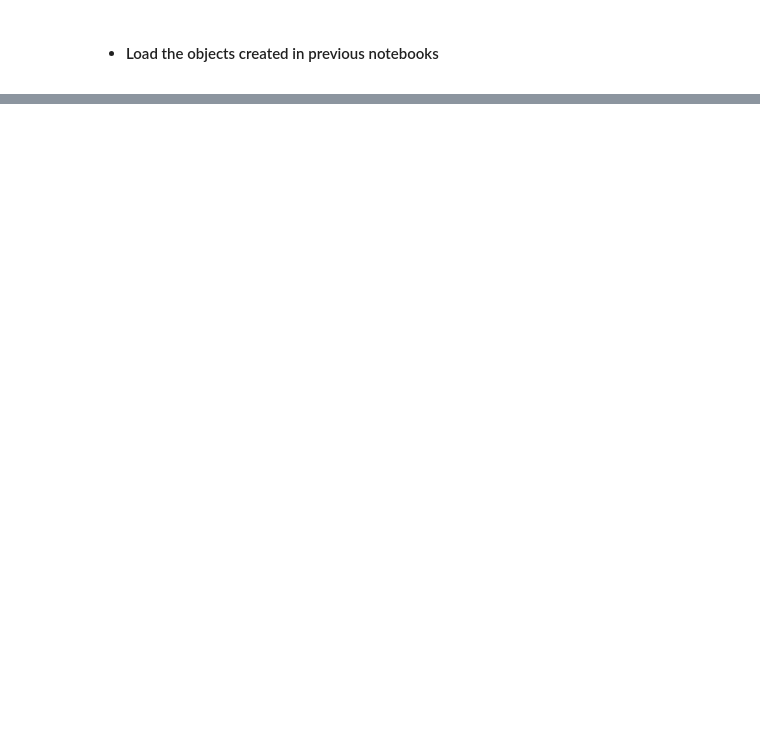
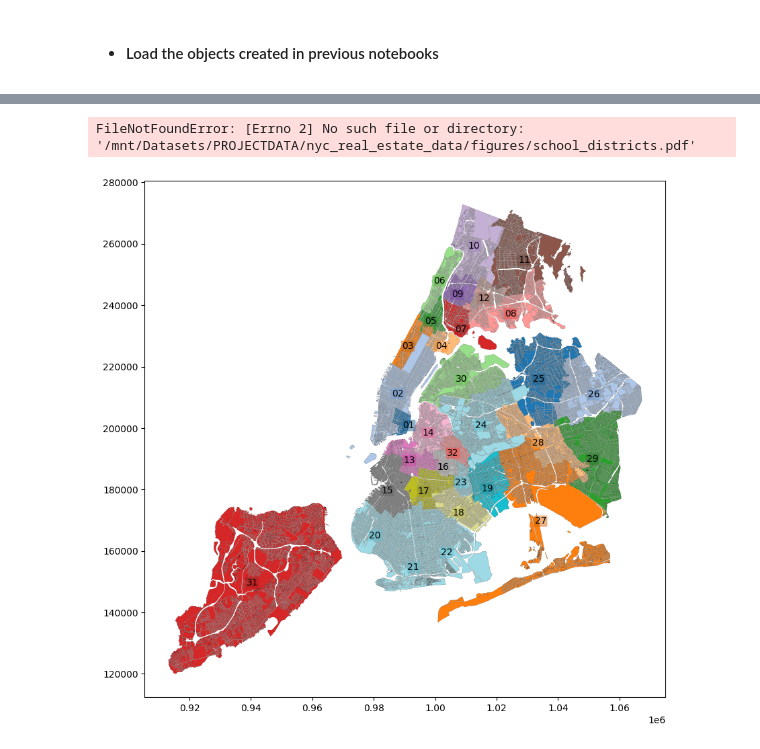
Before and after one commit to jbhanks/Py4E-capstone-analysis, a Jupyter notebook: nyc_real_estate_part_4-plots.ipynb, the cells around one changed output, grey strips where cells are left out. Cells and saved outputs as stored; diff of their text form; code cells hidden in the pictures; blank space fills up the shorter version.

```diff
--- a/nyc_real_estate_part_4-plots.ipynb
+++ b/nyc_real_estate_part_4-plots.ipynb
@@ -354,5 +360,8 @@ gdf.columns
 # %%
-savepath = "/mnt/Datasets/PROJECTDATA/nyc_real_estate_data/figures/school_districts.pdf"
+savepath = "/home/james/Massive/PROJECTDATA/nyc_real_estate_data/figures/school_districts.pdf"
 
 
 map_with_optimized_labels_and_lines(gdf=gdf, colname='school_district', outfile=savepath, format='pdf', fontsize=10)
+# %% [output]
+FileNotFoundError: [Errno 2] No such file or directory: '/mnt/Datasets/PROJECTDATA/nyc_real_estate_data/figures/school_districts.pdf'
+[figure, added]
```
Also changed, not shown: parts of 4 cells of this notebook, 11 other files.
